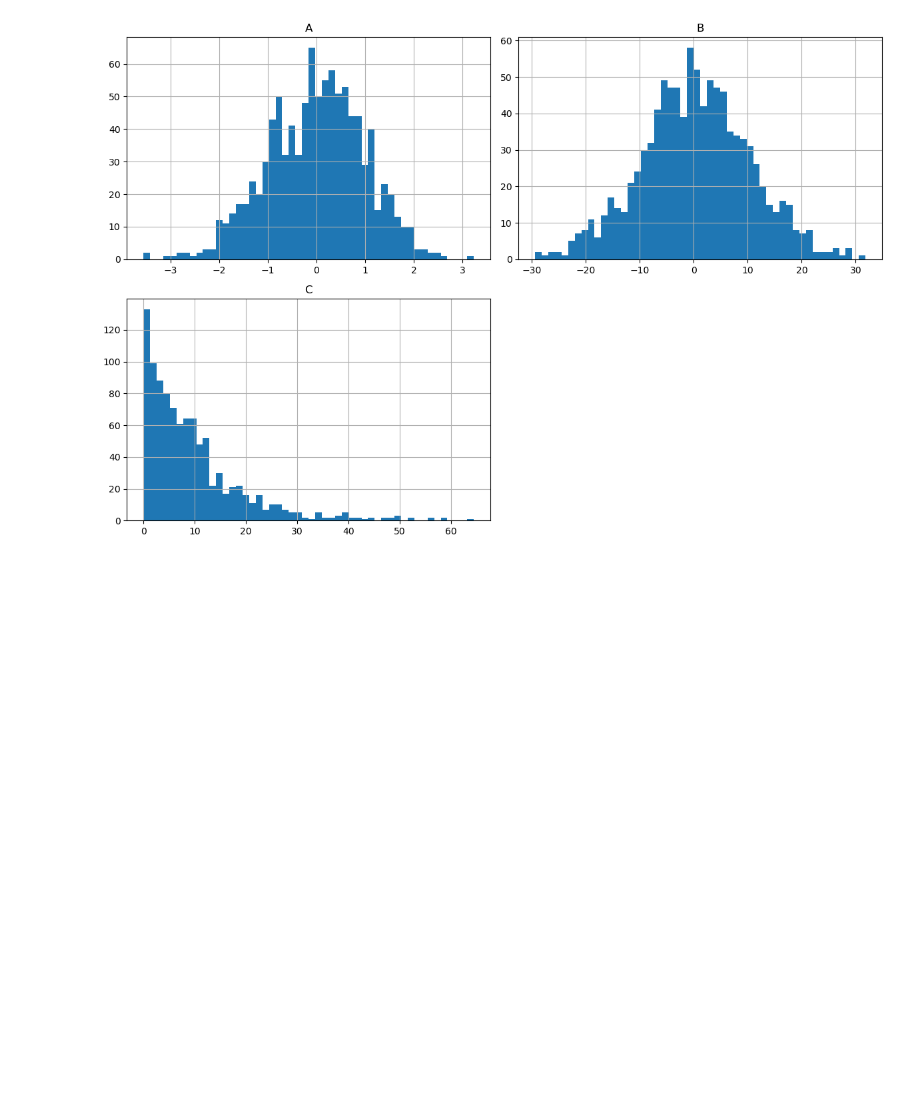
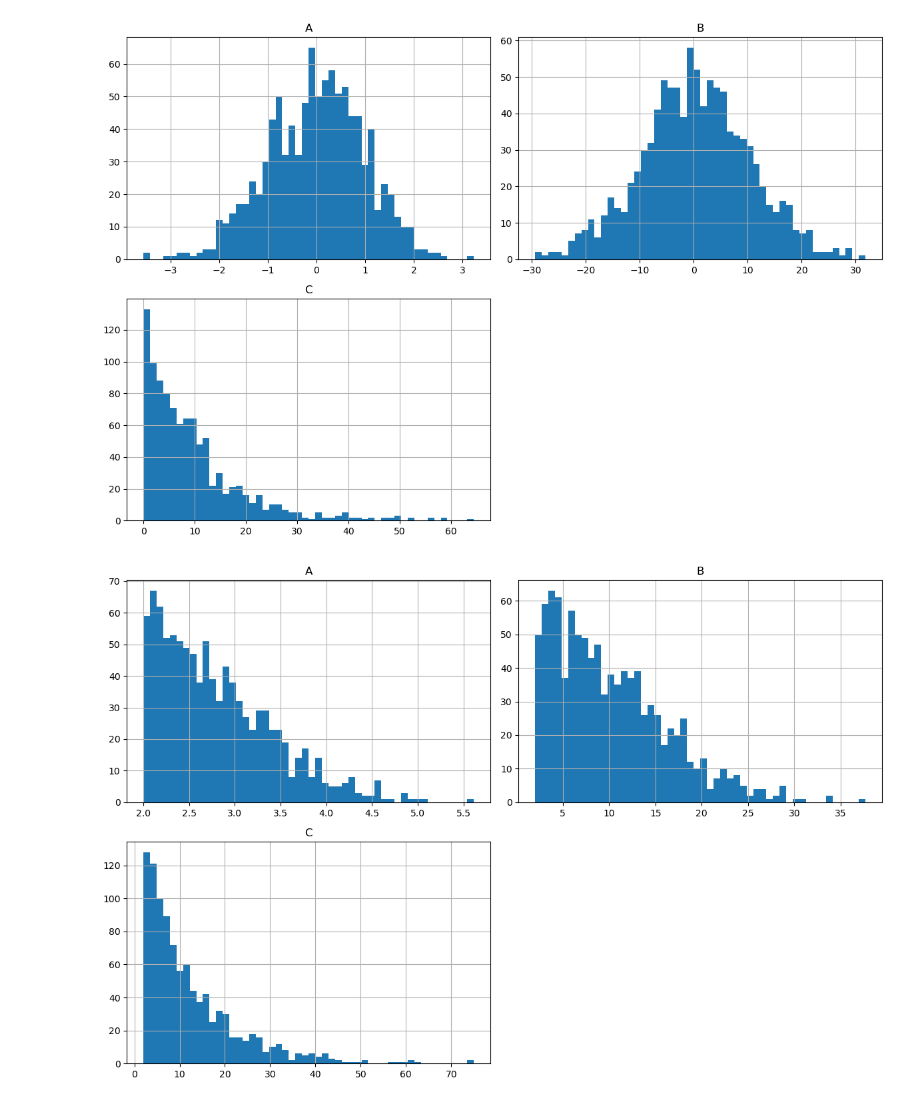
Before and after one commit to omid-sar/Interview-Preparation, a Jupyter notebook: data_manipulation/test.ipynb, the cells around one changed output. Saved outputs shown, nothing was run; the diff lists cells and outputs as text; code cells hidden in the pictures; blank space fills up the shorter version.

```diff
--- a/data_manipulation/test.ipynb
+++ b/data_manipulation/test.ipynb
@@ -557,3 +557,11 @@ plt.tight_layout()
 plt.show()
 # %% [output]
 [figure]
+# %%
+dft = dft.apply(lambda x: np.abs(x) + 2)
+# %%
+dft.hist(figsize=(12, 8), bins=50);
+plt.tight_layout()
+plt.show()
+# %% [output]
+[figure, added]
```
Also changed, not shown: parts of 13 cells of this notebook.
